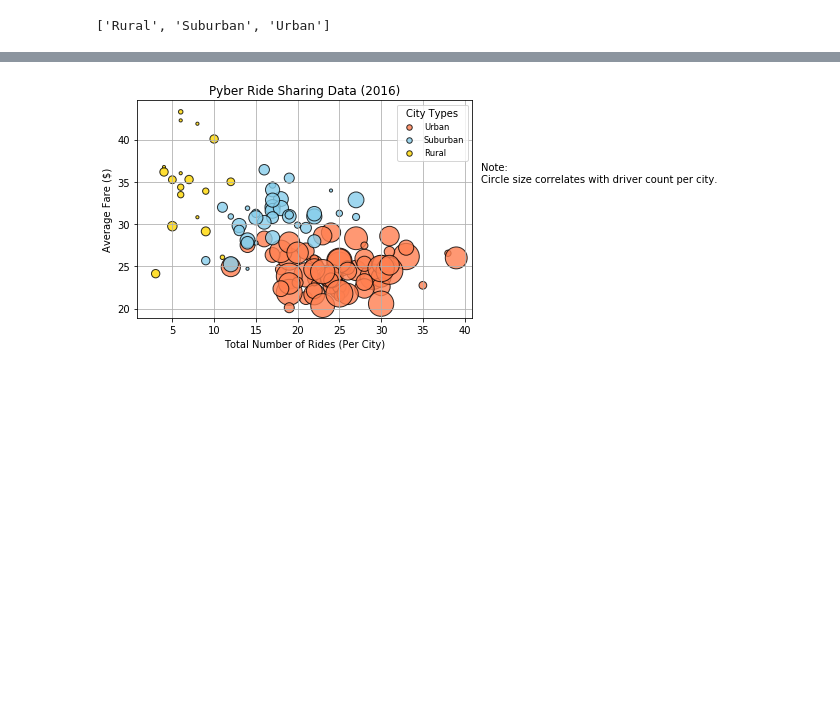
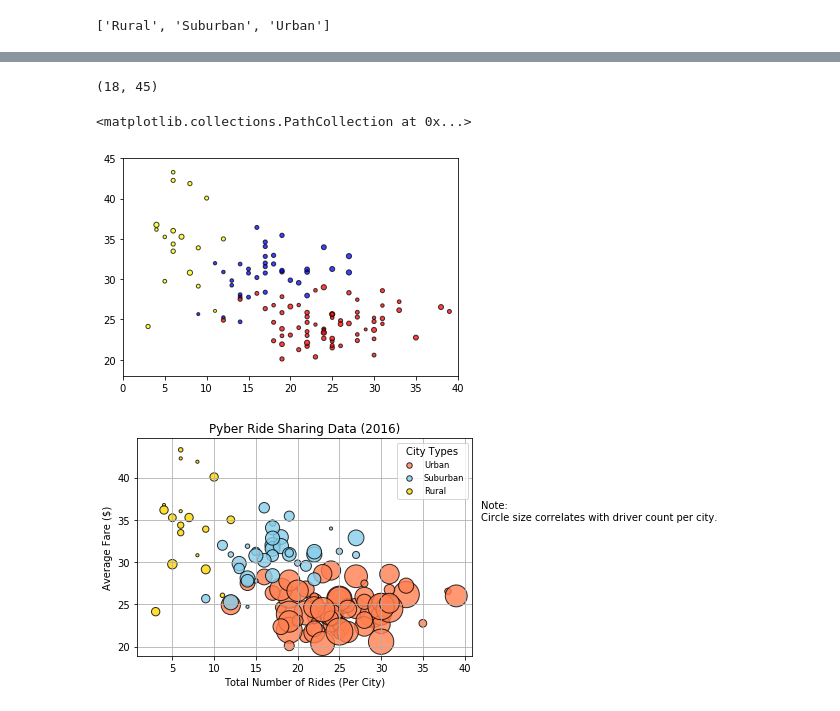
Before and after one commit to clafrance/matplotlib, a Jupyter notebook: Pyber/pyber_starter.ipynb, the cells around one changed output, grey strips where cells are left out. Drawn from its saved outputs; the diff is of its cells as text; code cells hidden in the pictures; blank space fills up the shorter version.

Commit message:
add basic scatter plot

```diff
--- a/Pyber/pyber_starter.ipynb
+++ b/Pyber/pyber_starter.ipynb
@@ -119,3 +79,57 @@ y_axis_urban = urban_average_fare_by_city
+# %%
+# Find y limit
+
+# Find the ride counts for each city type in each city
+average_fares = cities_rides_grouped['fare'].mean()
+
+# Find the min and max average fares
+average_fares_min = int(np.floor(average_fares.min()))
+average_fares_max = int(np.ceil(average_fares.max()))
+
+y_min = average_fares_min - 2
+y_max = average_fares_max + 1
+y_min, y_max
+# %% [output]
+(18, 45)
+# %%
+# Obtain the ride counts and average fair for each city type
+rides_summary = {}
+
+for city_type in city_types:
+    rides = cities_rides_df.loc[cities_rides_df['type']== city_type]
+    rides_grouped = rides.groupby('city')
+    number_of_rides_by_city = rides_grouped['fare'].count()
+    average_fare_by_city = rides_grouped["fare"].mean()
+    rides_summary[city_type] = {"number_of_rides_by_city": number_of_rides_by_city,
+                                "average_fare_by_city": average_fare_by_city}
+# %%
+# Obtain the x and y coordinates for Rural
+rural_number_of_rides = rides_summary['Rural']['number_of_rides_by_city']
+rural_average_fare = rides_summary['Rural']['average_fare_by_city']
+# %%
+# Obtain the x and y coordinates for Suburban
+suburban_number_of_rides = rides_summary['Suburban']['number_of_rides_by_city']
+suburban_average_fare = rides_summary['Suburban']['average_fare_by_city']
+# %%
+# Obtain the x and y coordinates for Urban
+urban_number_of_rides = rides_summary['Urban']['number_of_rides_by_city']
+urban_average_fare = rides_summary['Urban']['average_fare_by_city']
+# %%
+# Build the scatter plots for each city types
+plt.xlim(x_min, x_max)
+plt.ylim(y_min, y_max)
+
+plt.scatter(suburban_count, suburban_average_fare, marker="o", facecolors="blue", edgecolors="black",
+            s=x_axis, alpha=0.75)
+
+plt.scatter(rural_count, rural_average_fare, marker="o", facecolors="yellow", edgecolors="black",
+            s=x_axis, alpha=0.75)
+
+plt.scatter(urban_count, urban_average_fare, marker="o", facecolors="red", edgecolors="black",
+            s=x_axis, alpha=0.75)
+# %% [output]
+<matplotlib.collections.PathCollection at 0x...>
+[figure, added]
 # %%
 # Incorporate the other graph properties
 # %%
```
Also changed, not shown: parts of 8 cells of this notebook.
